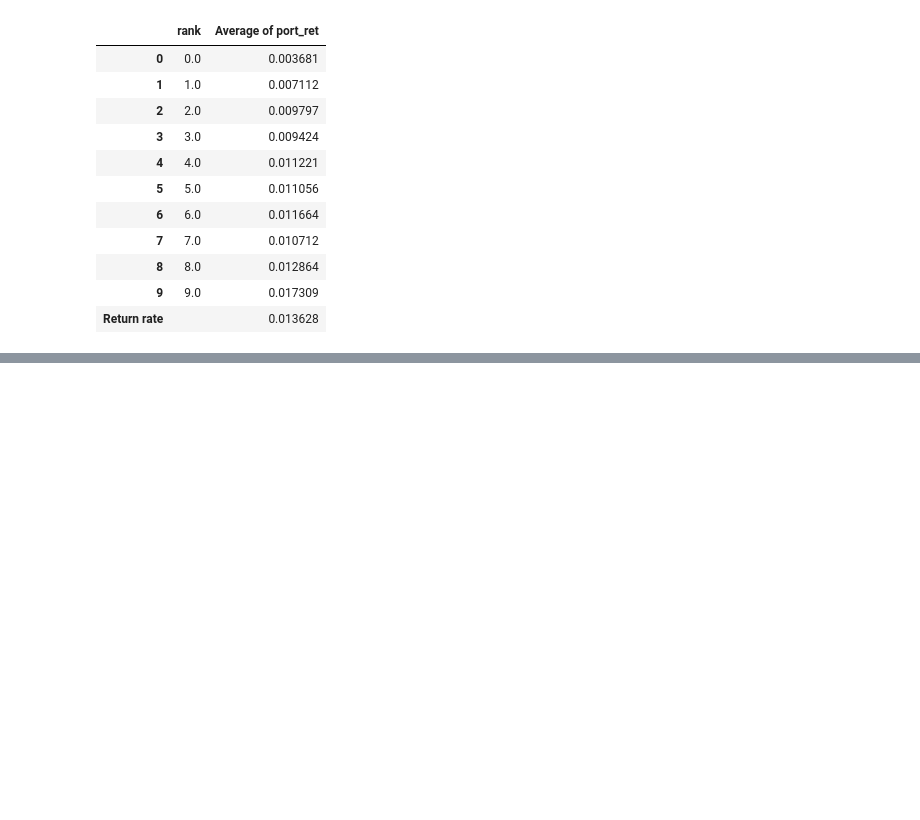
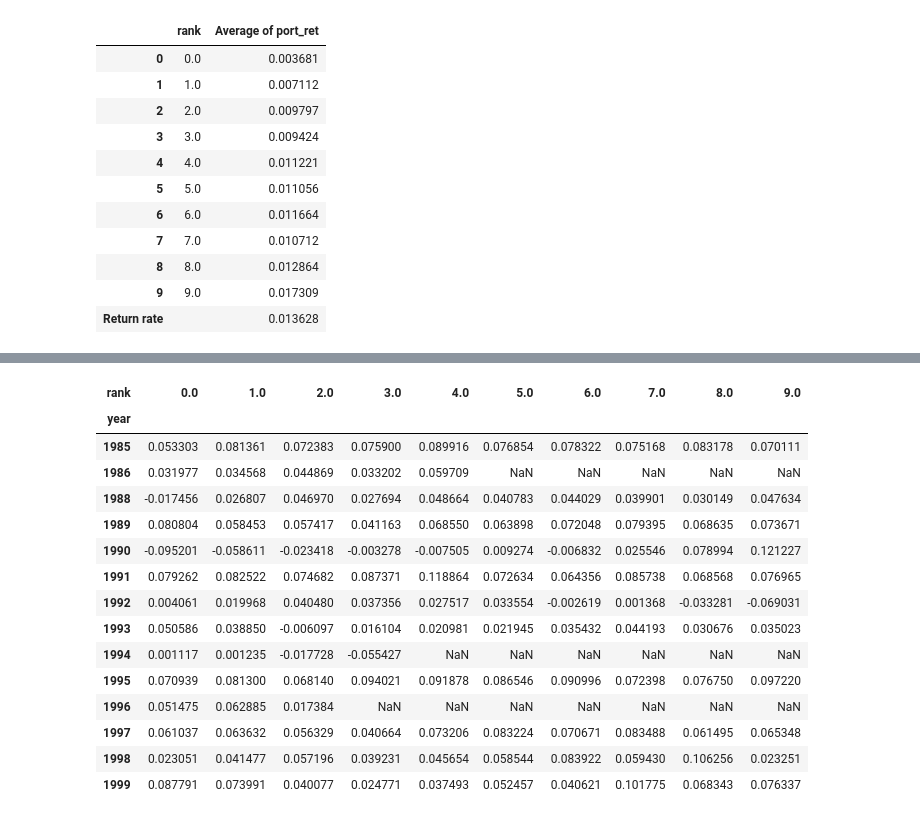
Before and after one commit to kevinidea/neural_network_stock_model, a Jupyter notebook: src/prediction_postprocessing.ipynb, the cells around one changed output, grey strips where cells are left out. Drawn from its saved outputs; the diff is of its cells as text; code cells hidden in the pictures; blank space fills up the shorter version.

Commit message:
monitor all running results

```diff
--- a/src/prediction_postprocessing.ipynb
+++ b/src/prediction_postprocessing.ipynb
@@ -239,0 +210,10 @@ compute_returns('/zfs/projects/darc/wolee_edehaan_suzienoh-exploratory-ml/kevin/
+# %%
+def analyze_result_files(result_dir):
+    result = pd.read_csv(result_dir)
+    result['year'] = result['date'].str[:4]
+    summary = pd.pivot_table(data=result, index='year', columns='rank', values='port_ret', aggfunc='mean')
+
+    return summary
+# %%
+monthly_restricted_result_dir = 'kevin/output/prediction/monthly_new_restricted/result.csv'
+quarterly_restricted_result_dir = 'kevin/output/prediction/quarterly_new_restricted/result.csv'
@@ -239,0 +238,19 @@ compute_returns('/zfs/projects/darc/wolee_edehaan_suzienoh-exploratory-ml/kevin/
+# %%
+analyze_result_files(quarterly_restricted_result_dir)
+# %% [output]
+| rank | 0.0 | 1.0 | 2.0 | 3.0 | 4.0 | 5.0 | 6.0 | 7.0 | 8.0 | 9.0 |
+| year |  |  |  |  |  |  |  |  |  |  |
+| 1985 | 0.053303 | 0.081361 | 0.072383 | 0.075900 | 0.089916 | 0.076854 | 0.078322 | 0.075168 | 0.083178 | 0.070111 |
+| 1986 | 0.031977 | 0.034568 | 0.044869 | 0.033202 | 0.059709 | NaN | NaN | NaN | NaN | NaN |
+| 1988 | -0.017456 | 0.026807 | 0.046970 | 0.027694 | 0.048664 | 0.040783 | 0.044029 | 0.039901 | 0.030149 | 0.047634 |
+| 1989 | 0.080804 | 0.058453 | 0.057417 | 0.041163 | 0.068550 | 0.063898 | 0.072048 | 0.079395 | 0.068635 | 0.073671 |
+| 1990 | -0.095201 | -0.058611 | -0.023418 | -0.003278 | -0.007505 | 0.009274 | -0.006832 | 0.025546 | 0.078994 | 0.121227 |
+| 1991 | 0.079262 | 0.082522 | 0.074682 | 0.087371 | 0.118864 | 0.072634 | 0.064356 | 0.085738 | 0.068568 | 0.076965 |
+| 1992 | 0.004061 | 0.019968 | 0.040480 | 0.037356 | 0.027517 | 0.033554 | -0.002619 | 0.001368 | -0.033281 | -0.069031 |
+| 1993 | 0.050586 | 0.038850 | -0.006097 | 0.016104 | 0.020981 | 0.021945 | 0.035432 | 0.044193 | 0.030676 | 0.035023 |
+| 1994 | 0.001117 | 0.001235 | -0.017728 | -0.055427 | NaN | NaN | NaN | NaN | NaN | NaN |
+| 1995 | 0.070939 | 0.081300 | 0.068140 | 0.094021 | 0.091878 | 0.086546 | 0.090996 | 0.072398 | 0.076750 | 0.097220 |
+| 1996 | 0.051475 | 0.062885 | 0.017384 | NaN | NaN | NaN | NaN | NaN | NaN | NaN |
+| 1997 | 0.061037 | 0.063632 | 0.056329 | 0.040664 | 0.073206 | 0.083224 | 0.070671 | 0.083488 | 0.061495 | 0.065348 |
+| 1998 | 0.023051 | 0.041477 | 0.057196 | 0.039231 | 0.045654 | 0.058544 | 0.083922 | 0.059430 | 0.106256 | 0.023251 |
+| 1999 | 0.087791 | 0.073991 | 0.040077 | 0.024771 | 0.037493 | 0.052457 | 0.040621 | 0.101775 | 0.068343 | 0.076337 |
```
Also changed, not shown: parts of 9 cells of this notebook.
